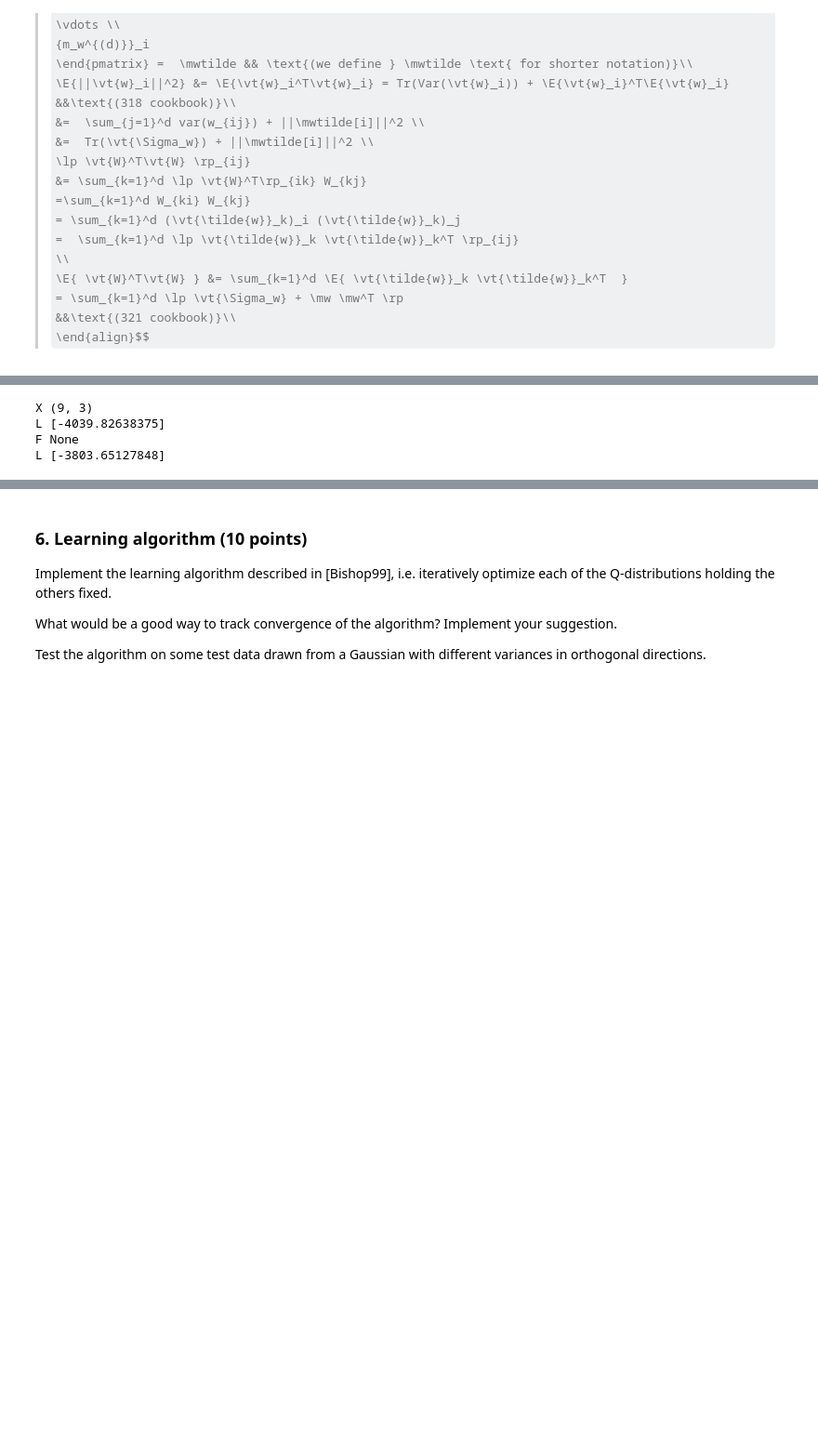
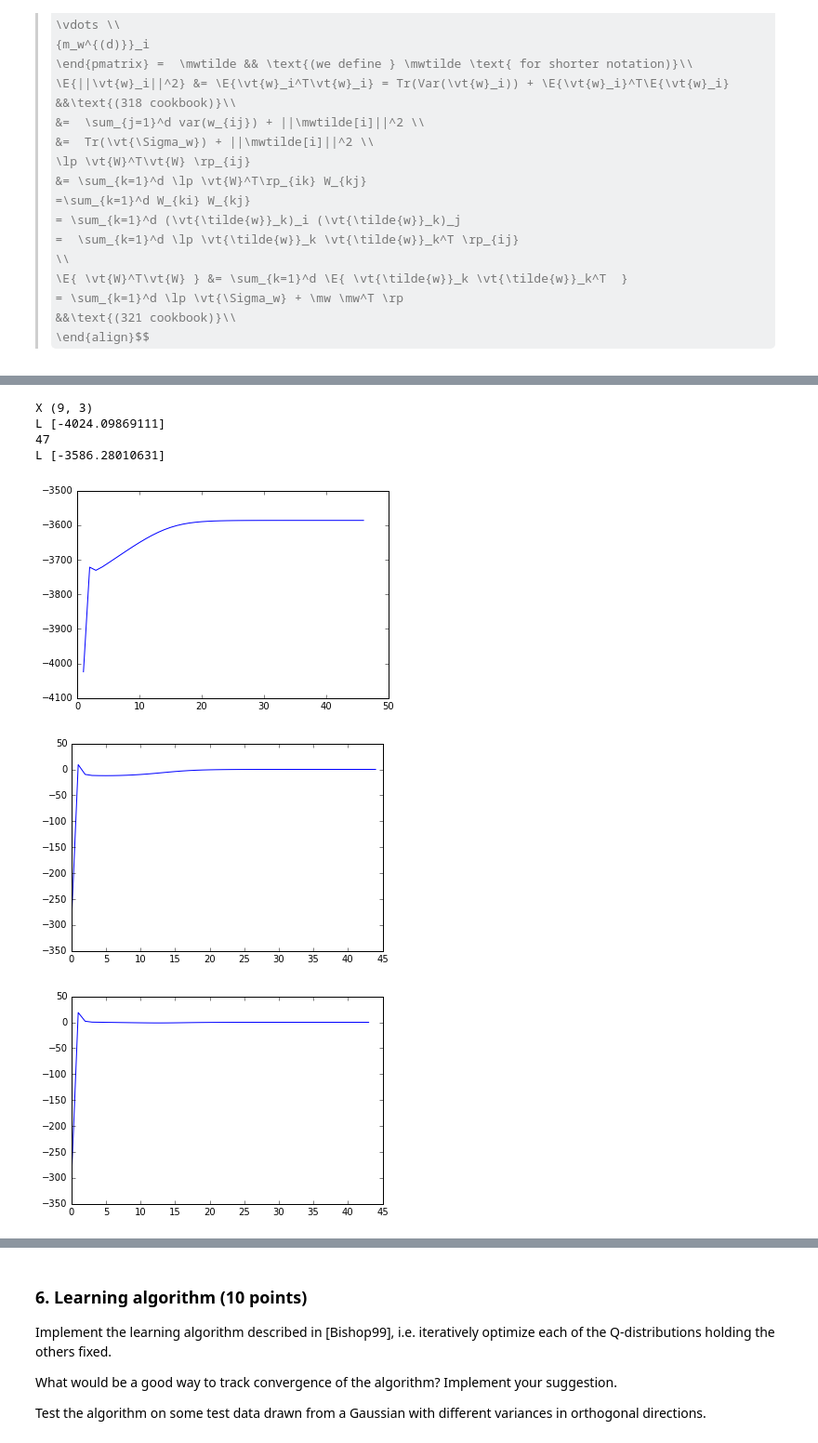
Before and after one commit to Tomaat/ML2, a Jupyter notebook: lab3/Lab3.ipynb, the cells around one changed output, grey strips where cells are left out. Shown: that part at 93% size. Saved outputs shown, nothing was run; the diff lists cells and outputs as text; code cells hidden in the pictures; some formulas as TeX source; blank space fills up the shorter version.

```diff
--- a/lab3/Lab3.ipynb
+++ b/lab3/Lab3.ipynb
@@ -449,37 +447,57 @@ class BayesianPCA(object):
                            + self.q*(1+LN2PI))
 
         #−⟨logQ(α)⟩
         L-= self.E_ln_alpha
 
         #−⟨logQ(τ)⟩
         L-= self.E_ln_tau
 
         #−⟨logQ(μ)⟩
         L-=  0.5 * (LA.slogdet(self.sigma_mu)[1]
                      + self.d*(1+LN2PI))
         return L
 
-    def fit(self, X):
-        for i in range(10):
-            self.__update_z(X)
+    def fit(self, X, t=1e-4):
+        p1,p2 = -np.inf, self.L(X)
+        u = [p1,p2]
+        du = [p1-p2]
+        ddu = []
+        while abs(du[-1]) > t:
             self.__update_mu(X)
             self.__update_w(X)
+            self.__update_z(X)
             self.__update_alpha()
             self.__update_tau(X)
+            n = self.L(X)
+            u.append(n)
+            du.append(p2-n)
+            ddu.append(p1-2*p2+n)
+            p1 = p2
+            p2 = n
+        print( len(u) )
+        return np.array(u),np.array(du),np.array(ddu)
 
 #generate tha bishop data
 cov = np.tile([5,4,3,2]+[1]*5,(9,1))
 mean = [0]*9
 
 N = 3
 X = np.random.multivariate_normal(mean, cov, N).T
 PCA = BayesianPCA(*X.shape)
 print( 'X', X.shape)
 print( 'L', PCA.L(X))
-print( 'F', PCA.fit(X))
+u,du,ddu = PCA.fit(X)
+plot(u)
+figure()
+plot(du[1:])
+figure()
+plot(ddu[1:])
 print( 'L', PCA.L(X))
 # %% [output]
 X (9, 3)
-L [-4039.82638375]
-F None
-L [-3803.65127848]
+L [-4024.09869111]
+47
+L [-3586.28010631]
+[figure, added]
+[figure, added]
+[figure, added]
```
Also changed, not shown: parts of 3 cells of this notebook.
